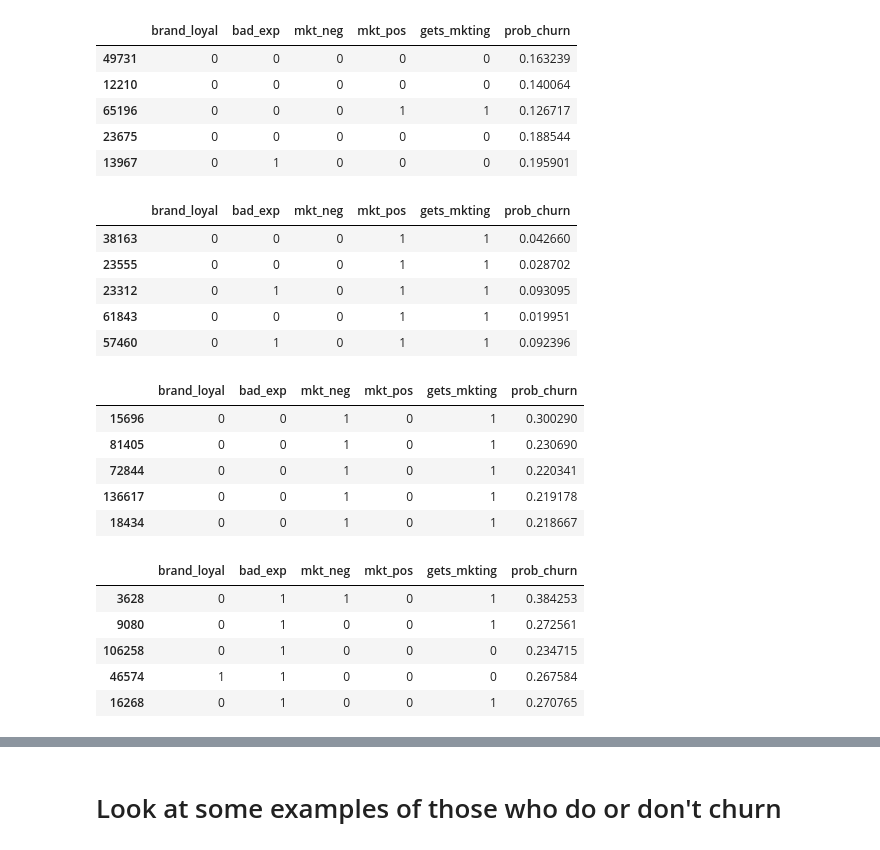
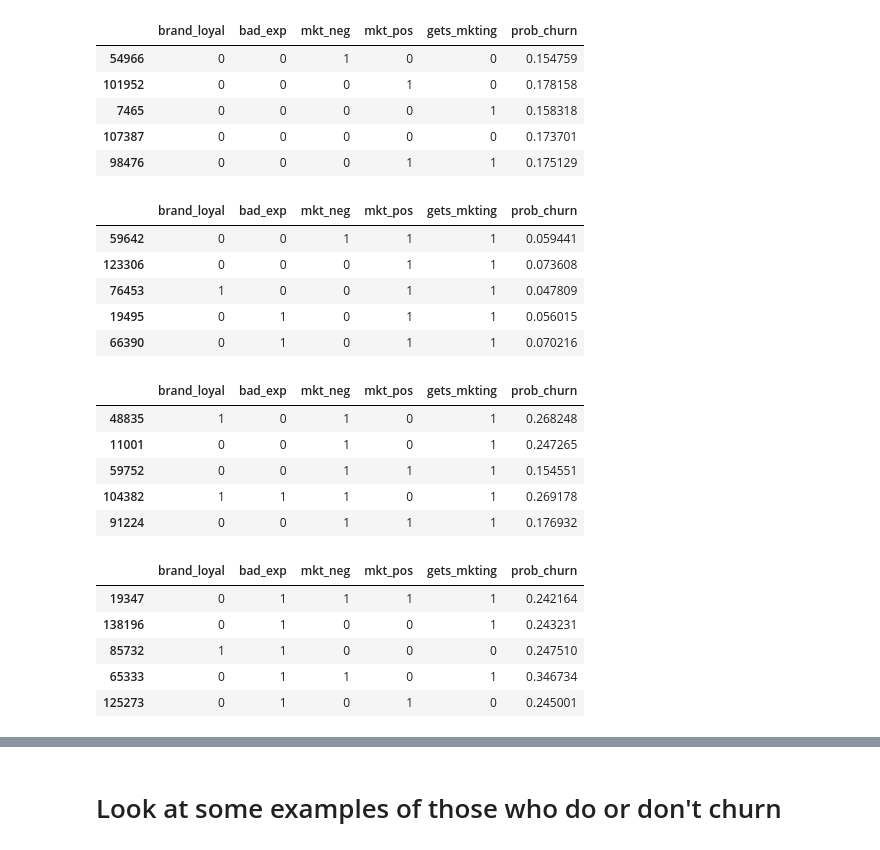
Before and after one commit to ianozsvald/uplift_experiment, a Jupyter notebook: uplift1_variant_mkt_pos.ipynb, the cells around one changed output, grey strips where cells are left out. Drawn from its saved outputs; the diff is of its cells as text; code cells hidden in the pictures.

```diff
--- a/uplift1_variant_mkt_pos.ipynb
+++ b/uplift1_variant_mkt_pos.ipynb
@@ -25,36 +27,38 @@ TEST_SIZE = 50_000 # 0.3 # 0.3 means 30% test set size
 # %%
 # rng.binomial(nbr events e.g. 1 means 0 or 1, p is probability of True, size is nbr of items to generate)
 
 # a bad_exp means they had a problem (e.g. bad insurance claim, hard time with mobile phone tech support),
 # this increases their likelihood of churn
 # mkt_neg means they really don't like getting marketing and this will increase their likelihood of churn
 # gets_mkting is a 50/50 split for Treatment (True) or Control (False)
 
 
 ppl = pd.DataFrame(
     {
-        "brand_loyal": rng.binomial(1, 0.2, SIZE), # True if they just love to renew
+        "brand_loyal": rng.binomial(1, 0.25, SIZE),  # True if they just love to renew
         "bad_exp": rng.binomial(
-           1, 0.2, SIZE
+            1, 0.25, SIZE
         ),  # True if they had a bad experience with company
         "mkt_neg": rng.binomial(
-            1, 0.2, SIZE
+            1, 0.25, SIZE
         ),  # True if receiving marketing will increase churn probability for them
-        "mkt_pos": rng.binomial(1, 0.2, SIZE) # True if marketing helps retain this customer
+        "mkt_pos": rng.binomial(
+            1, 0.25, SIZE
+        ),  # True if marketing helps retain this customer
     }
 )
 ppl["gets_mkting"] = rng.binomial(1, 0.5, SIZE)
 
-ppl["prob_churn"] = BASE_CHURN # # a reasonably standard churn rate
-ppl["prob_churn"] = rng.uniform(BASE_CHURN-0.05, BASE_CHURN+0.05, SIZE)
+#ppl["prob_churn"] = BASE_CHURN  # # a reasonably standard churn rate
+ppl["prob_churn"] = rng.uniform(BASE_CHURN - 0.02, BASE_CHURN + 0.02, SIZE)
 ppl.sample(5)
 # %% [output]
 |  | brand_loyal | bad_exp | mkt_neg | mkt_pos | gets_mkting | prob_churn |
-| 49731 | 0 | 0 | 0 | 0 | 0 | 0.163239 |
-| 12210 | 0 | 0 | 0 | 0 | 0 | 0.140064 |
-| 65196 | 0 | 0 | 0 | 1 | 1 | 0.126717 |
-| 23675 | 0 | 0 | 0 | 0 | 0 | 0.188544 |
-| 13967 | 0 | 1 | 0 | 0 | 0 | 0.195901 |
+| 54966 | 0 | 0 | 1 | 0 | 0 | 0.154759 |
+| 101952 | 0 | 0 | 0 | 1 | 0 | 0.178158 |
+| 7465 | 0 | 0 | 0 | 0 | 1 | 0.158318 |
+| 107387 | 0 | 0 | 0 | 0 | 0 | 0.173701 |
+| 98476 | 0 | 0 | 0 | 1 | 1 | 0.175129 |
 # %%
 # people who like marketing and who get marketing have a lower chance of churning
 if True:
@@ -68,11 +72,11 @@ if True:
     display(ppl[mask].sample(5))
 # %% [output]
 |  | brand_loyal | bad_exp | mkt_neg | mkt_pos | gets_mkting | prob_churn |
-| 38163 | 0 | 0 | 0 | 1 | 1 | 0.042660 |
-| 23555 | 0 | 0 | 0 | 1 | 1 | 0.028702 |
-| 23312 | 0 | 1 | 0 | 1 | 1 | 0.093095 |
-| 61843 | 0 | 0 | 0 | 1 | 1 | 0.019951 |
-| 57460 | 0 | 1 | 0 | 1 | 1 | 0.092396 |
+| 59642 | 0 | 0 | 1 | 1 | 1 | 0.059441 |
+| 123306 | 0 | 0 | 0 | 1 | 1 | 0.073608 |
+| 76453 | 1 | 0 | 0 | 1 | 1 | 0.047809 |
+| 19495 | 0 | 1 | 0 | 1 | 1 | 0.056015 |
+| 66390 | 0 | 1 | 0 | 1 | 1 | 0.070216 |
 # %%
 # people who hate marketing and who get marketing have a higher chance of churning
 mask = (ppl["mkt_neg"] & ppl["gets_mkting"]) == 1  # trues are 1s (ints)
@@ -85,20 +89,20 @@ assert (
 ppl[mask].sample(5)
 # %% [output]
 |  | brand_loyal | bad_exp | mkt_neg | mkt_pos | gets_mkting | prob_churn |
-| 15696 | 0 | 0 | 1 | 0 | 1 | 0.300290 |
-| 81405 | 0 | 0 | 1 | 0 | 1 | 0.230690 |
-| 72844 | 0 | 0 | 1 | 0 | 1 | 0.220341 |
-| 136617 | 0 | 0 | 1 | 0 | 1 | 0.219178 |
-| 18434 | 0 | 0 | 1 | 0 | 1 | 0.218667 |
+| 48835 | 1 | 0 | 1 | 0 | 1 | 0.268248 |
+| 11001 | 0 | 0 | 1 | 0 | 1 | 0.247265 |
+| 59752 | 0 | 0 | 1 | 1 | 1 | 0.154551 |
+| 104382 | 1 | 1 | 1 | 0 | 1 | 0.269178 |
+| 91224 | 0 | 0 | 1 | 1 | 1 | 0.176932 |
 # %%
 # people who have had a negative experience have a higher chance of churn
-mask = ppl['bad_exp'] == 1
-ppl.loc[mask, 'prob_churn'] += 0.1
+mask = ppl["bad_exp"] == 1
+ppl.loc[mask, "prob_churn"] += 0.1
 ppl[mask].sample(5)
 # %% [output]
 |  | brand_loyal | bad_exp | mkt_neg | mkt_pos | gets_mkting | prob_churn |
-| 3628 | 0 | 1 | 1 | 0 | 1 | 0.384253 |
-| 9080 | 0 | 1 | 0 | 0 | 1 | 0.272561 |
-| 106258 | 0 | 1 | 0 | 0 | 0 | 0.234715 |
-| 46574 | 1 | 1 | 0 | 0 | 0 | 0.267584 |
-| 16268 | 0 | 1 | 0 | 0 | 1 | 0.270765 |
+| 19347 | 0 | 1 | 1 | 1 | 1 | 0.242164 |
+| 138196 | 0 | 1 | 0 | 0 | 1 | 0.243231 |
+| 85732 | 1 | 1 | 0 | 0 | 0 | 0.247510 |
+| 65333 | 0 | 1 | 1 | 0 | 1 | 0.346734 |
+| 125273 | 0 | 1 | 0 | 1 | 0 | 0.245001 |
```
Also changed, not shown: parts of 33 cells of this notebook, 1 other file.
